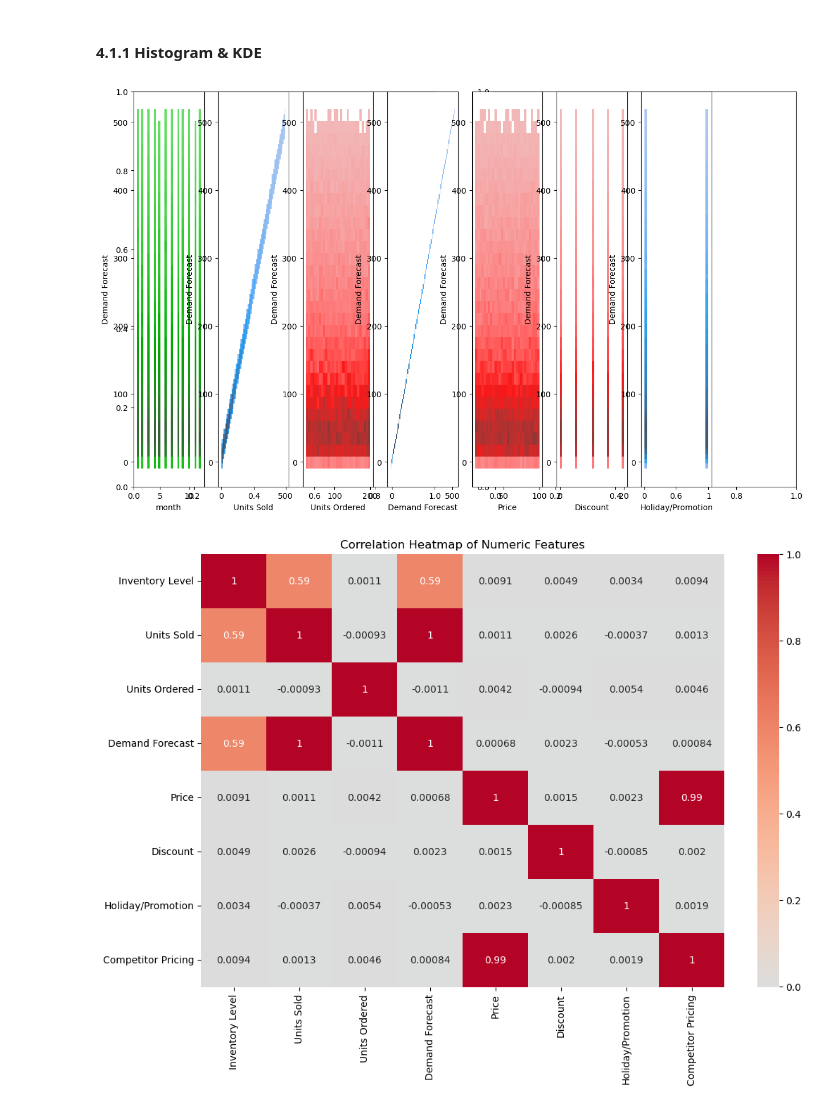
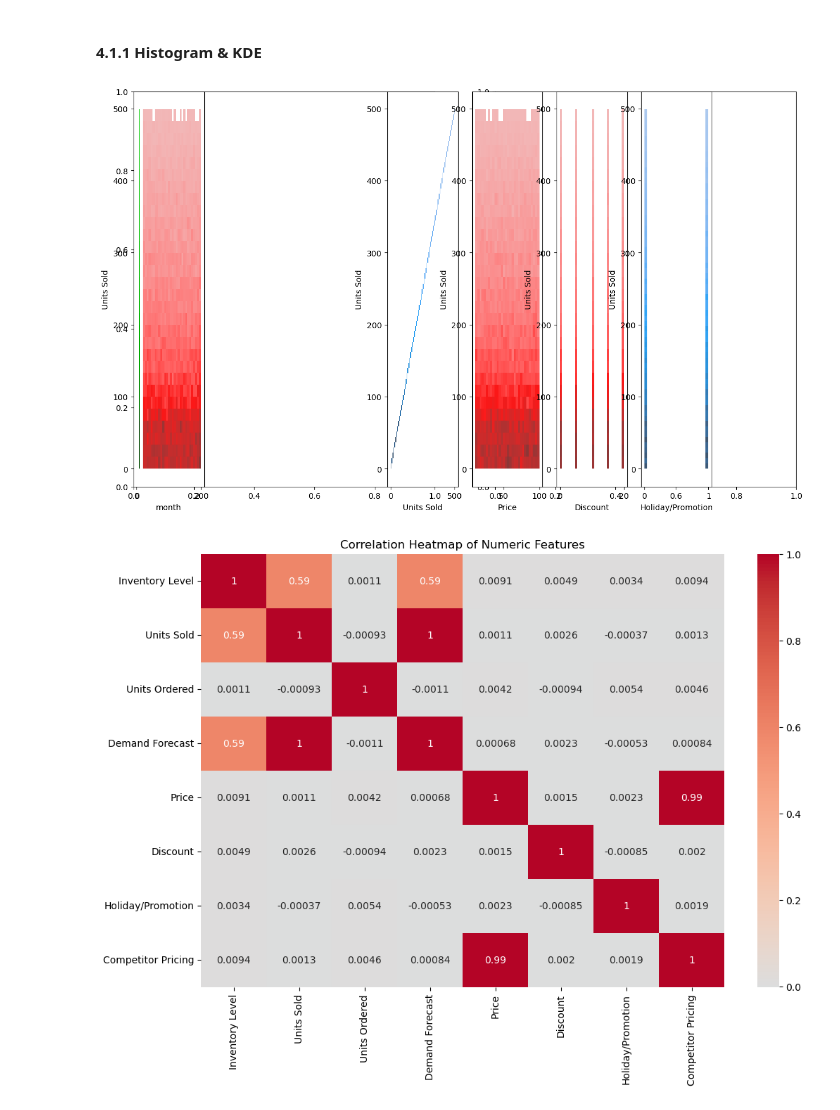
Before and after one commit to adarshk63/mlproject, a Jupyter notebook: notebook/1 . EDA STUDENT PERFORMANCE .ipynb, the cells around one changed output. Drawn from its saved outputs; the diff is of its cells as text; code cells hidden in the pictures.

```diff
--- a/notebook/1 . EDA STUDENT PERFORMANCE .ipynb
+++ b/notebook/1 . EDA STUDENT PERFORMANCE .ipynb
@@ -254,22 +254,19 @@ df['dayofweek'] = df['Date'].dt.dayofweek
 # %%
 fig, axs = plt.subplots(1, 2, figsize=(15, 9))
 plt.subplot(181)
-sns.histplot(data=df,y='Demand Forecast',x='month',bins=30,kde=True,color='g')
-plt.subplot(182)
-sns.histplot(data=df,y='Demand Forecast',x='Units Sold',kde=True)
-plt.subplot(183)
-sns.histplot(data=df,y='Demand Forecast',x='Units Ordered',bins=30,kde=True,color='r')
+sns.histplot(data=df,y='Units Sold',x='month',bins=30,kde=True,color='g')
+sns.histplot(data=df,y='Units Sold',x='Units Ordered',bins=30,kde=True,color='r')
 plt.subplot(184)
-sns.histplot(data=df,y='Demand Forecast',x='Demand Forecast',kde=True)
+sns.histplot(data=df,y='Units Sold',x='Units Sold',kde=True)
 plt.subplot(185)
-sns.histplot(data=df,y='Demand Forecast',x='Price',bins=30,kde=True,color='r')
+sns.histplot(data=df,y='Units Sold',x='Price',bins=30,kde=True,color='r')
 plt.subplot(186)
-sns.histplot(data=df,y='Demand Forecast',x='Discount',bins=30,kde=True,color='r')
+sns.histplot(data=df,y='Units Sold',x='Discount',bins=30,kde=True,color='r')
 plt.subplot(187)
-sns.histplot(data=df,y='Demand Forecast',x='Holiday/Promotion',kde=True)
+sns.histplot(data=df,y='Units Sold',x='Holiday/Promotion',kde=True)
 plt.show()
 # %% [output]
-[figure, old version]
+[figure, new version]
 # %%
 correlation_matrix = df[numeric_features].corr()
 
```
Also changed, not shown: parts of 31 cells of this notebook, 18 other files.
